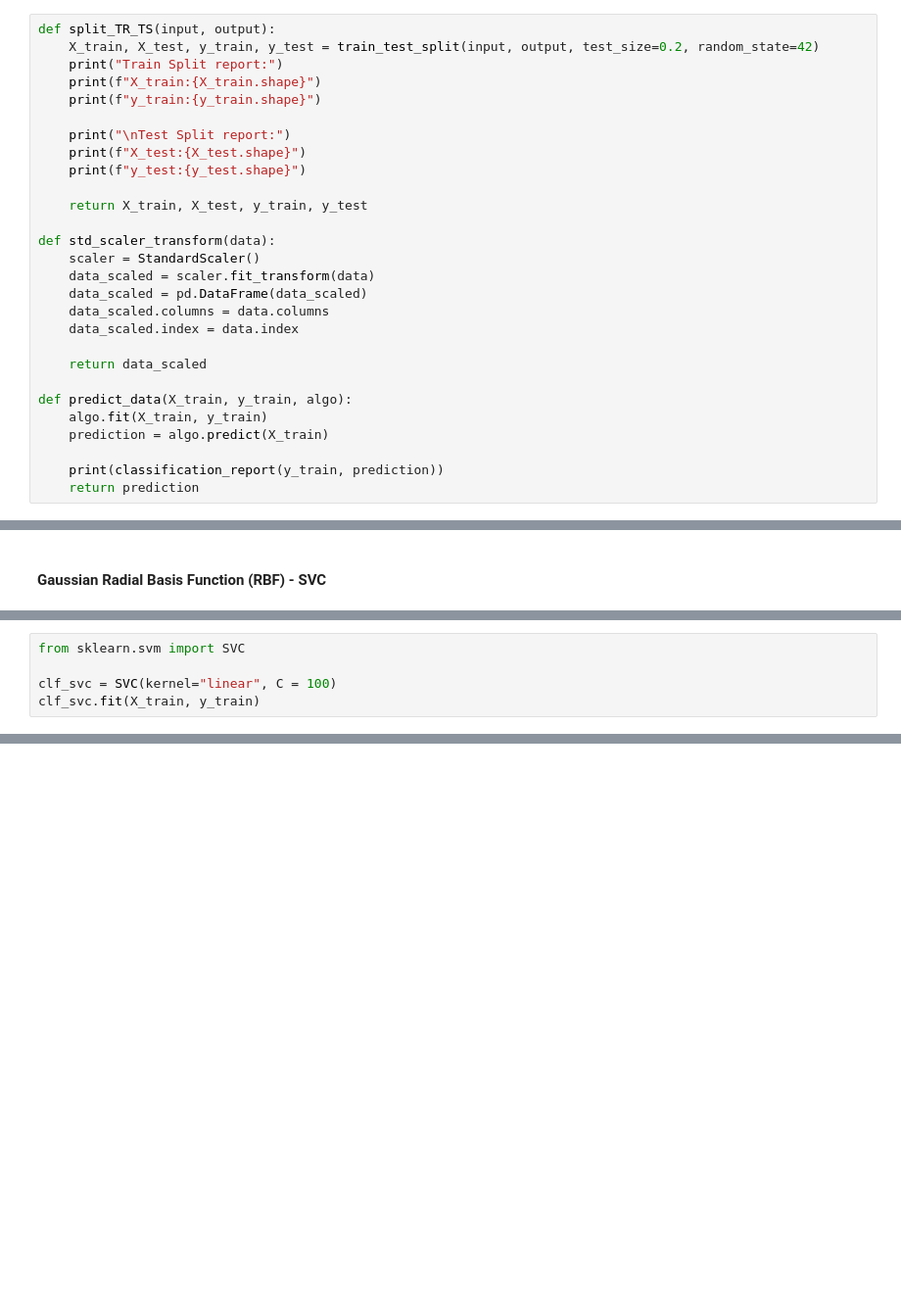
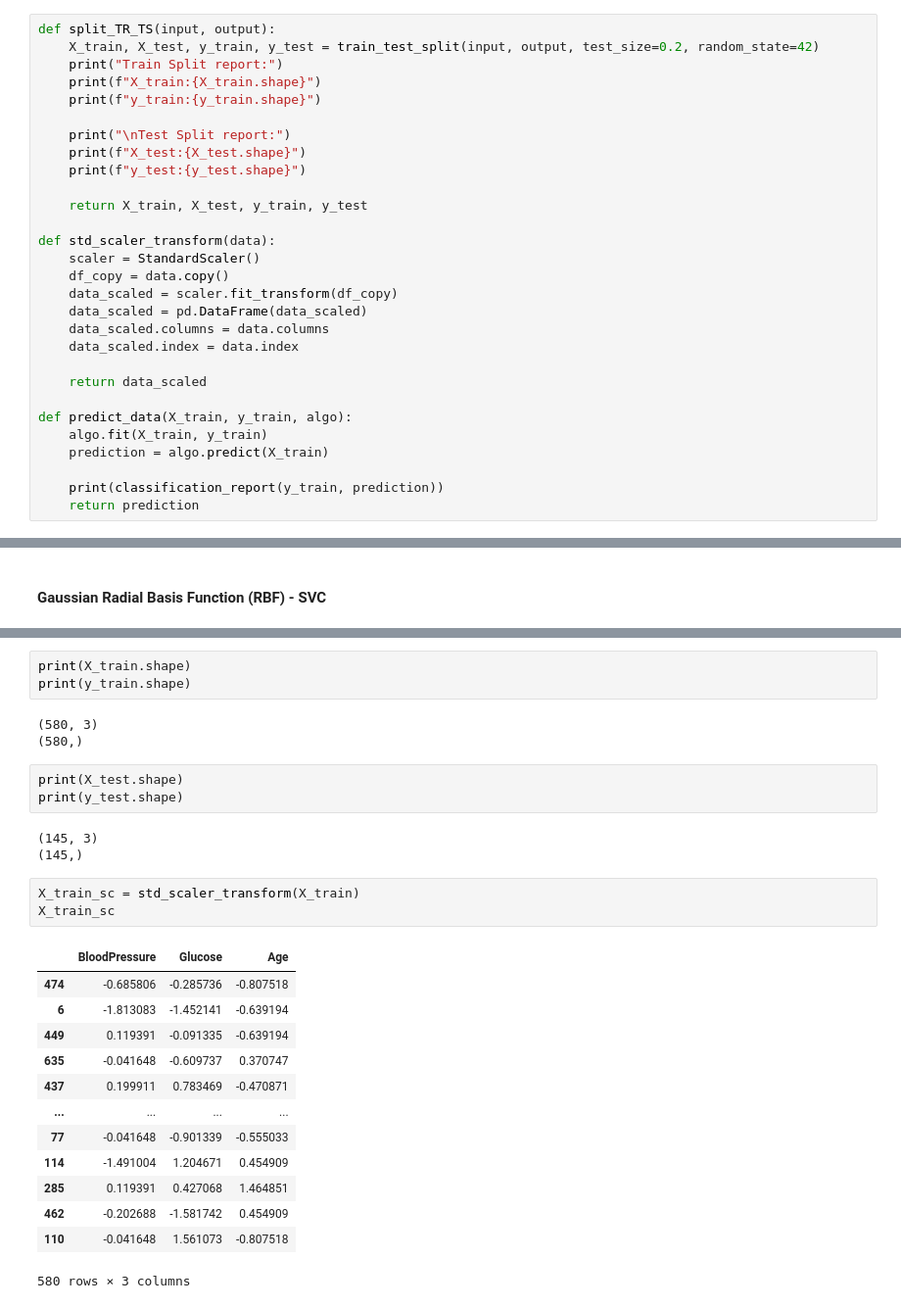
Before and after one commit to Code2Drift/Stat_Mo, a Jupyter notebook: ML_Algorithm/Learn_SVM.ipynb, the cells around one changed output, grey strips where cells are left out. Shown at 98% size. Cells and saved outputs as stored; diff of their text form; blank space fills up the shorter version.

```diff
--- a/ML_Algorithm/Learn_SVM.ipynb
+++ b/ML_Algorithm/Learn_SVM.ipynb
@@ -22,7 +22,8 @@ def split_TR_TS(input, output):
 
 def std_scaler_transform(data):
     scaler = StandardScaler()
-    data_scaled = scaler.fit_transform(data)
+    df_copy = data.copy()
+    data_scaled = scaler.fit_transform(df_copy)
     data_scaled = pd.DataFrame(data_scaled)
     data_scaled.columns = data.columns
     data_scaled.index = data.index
@@ -376,5 +376,0 @@ more illustration:
-# %%
-from sklearn.svm import SVC
-
-clf_svc = SVC(kernel="linear", C = 100)
-clf_svc.fit(X_train, y_train)
@@ -394,0 +427,29 @@ weighted avg       0.73      0.73      0.73       580
+# %%
+print(X_train.shape)
+print(y_train.shape)
+# %% [output]
+(580, 3)
+(580,)
+# %%
+print(X_test.shape)
+print(y_test.shape)
+# %% [output]
+(145, 3)
+(145,)
+# %%
+X_train_sc = std_scaler_transform(X_train)
+X_train_sc
+# %% [output]
+|  | BloodPressure | Glucose | Age |
+| 474 | -0.685806 | -0.285736 | -0.807518 |
+| 6 | -1.813083 | -1.452141 | -0.639194 |
+| 449 | 0.119391 | -0.091335 | -0.639194 |
+| 635 | -0.041648 | -0.609737 | 0.370747 |
+| 437 | 0.199911 | 0.783469 | -0.470871 |
+| ... | ... | ... | ... |
+| 77 | -0.041648 | -0.901339 | -0.555033 |
+| 114 | -1.491004 | 1.204671 | 0.454909 |
+| 285 | 0.119391 | 0.427068 | 1.464851 |
+| 462 | -0.202688 | -1.581742 | 0.454909 |
+| 110 | -0.041648 | 1.561073 | -0.807518 |
+580 rows × 3 columns
```
Also changed, not shown: parts of 10 cells of this notebook.
